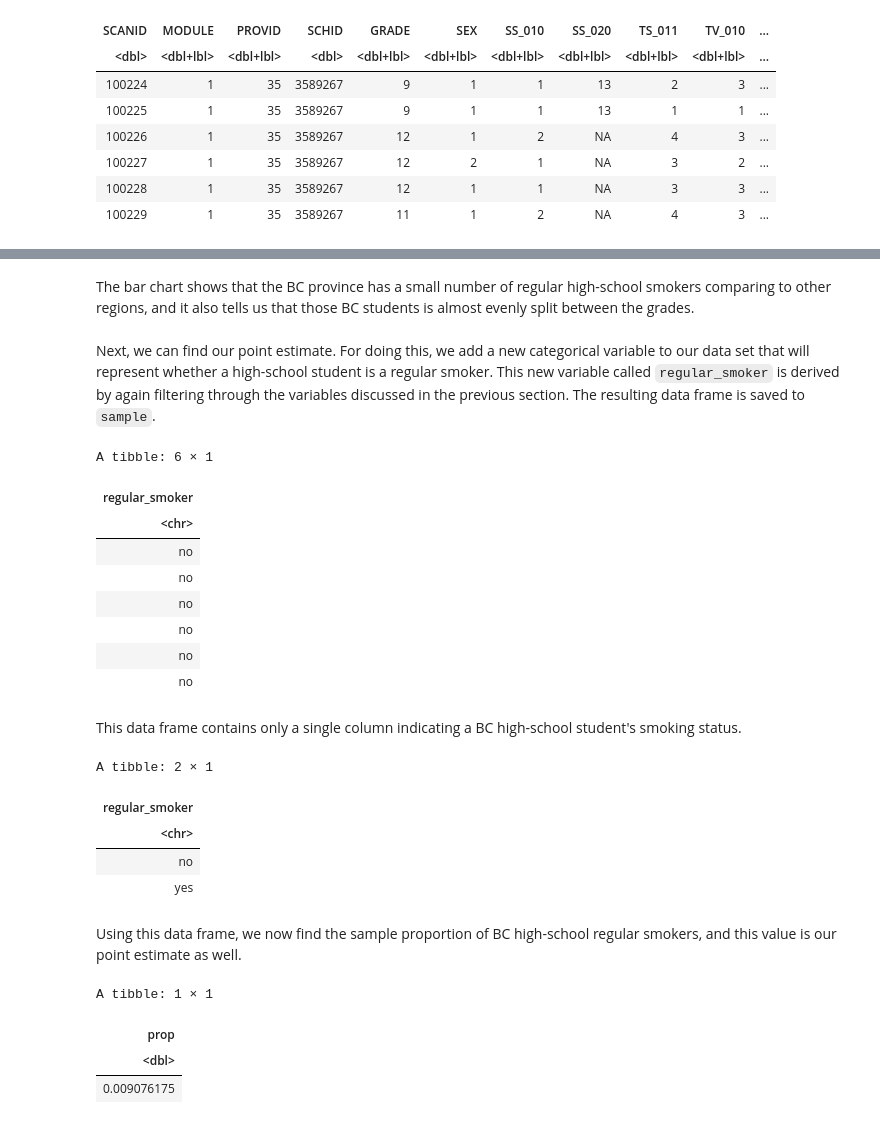
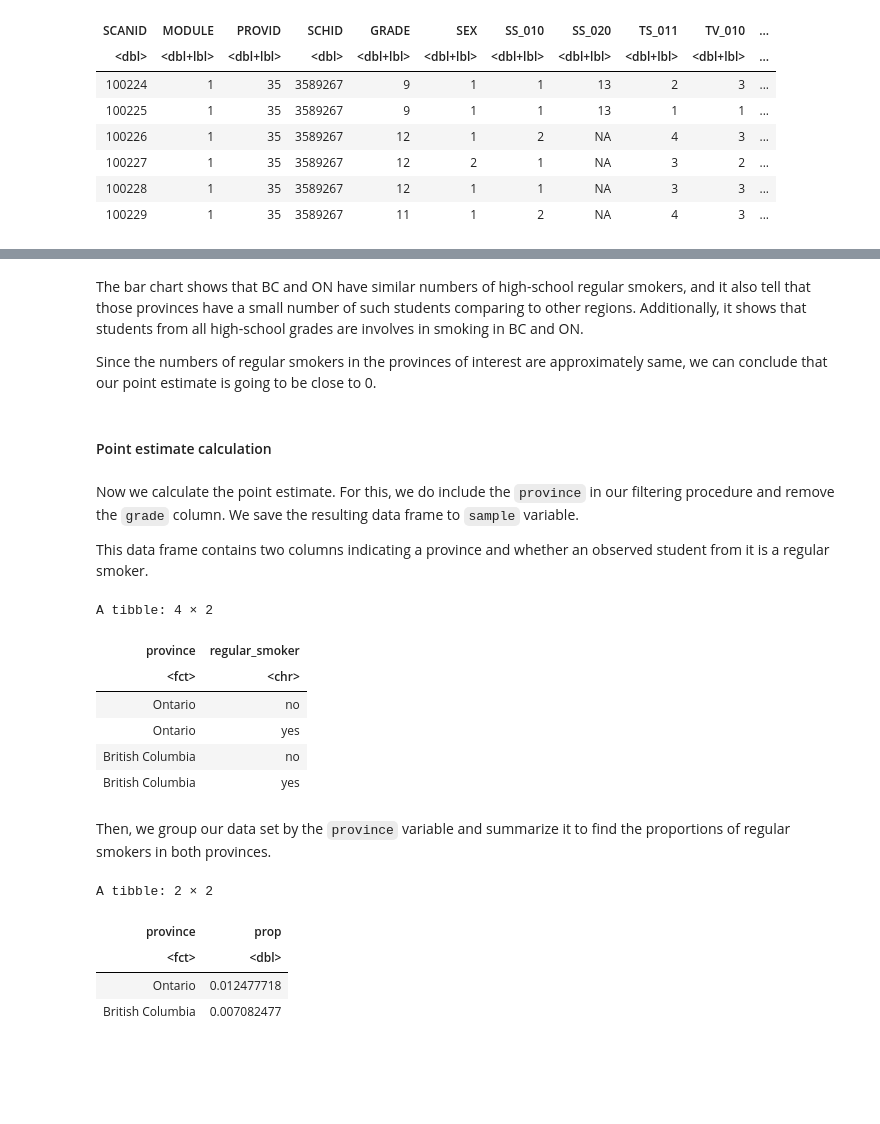
Before and after one commit to Ihor16/stat-201-project, a Jupyter notebook: Proposal.ipynb, the cells around one changed output, grey strips where cells are left out. Drawn from its saved outputs; the diff is of its cells as text; code cells hidden in the pictures; blank space fills up the shorter version.

```diff
--- a/Proposal.ipynb
+++ b/Proposal.ipynb
@@ -89,56 +122,38 @@ all_provinces %>%
 # %% [markdown]
-The bar chart shows that the BC province has a small number of regular high-school smokers comparing to other regions, and it also tells us that those BC students is almost evenly split between the grades.
+The bar chart shows that BC and ON have similar numbers of high-school regular smokers, and it also tell that those provinces have a small number of such students comparing to other regions. Additionally, it shows that students from all high-school grades are involves in smoking in BC and ON.
+
+Since the numbers of regular smokers in the provinces of interest are approximately same, we can conclude that our point estimate is going to be close to 0.
+# %% [markdown]
+#### Point estimate calculation
 # %% [markdown]
-Next, we can find our point estimate. For doing this, we add a new categorical variable to our data set that will represent whether a high-school student is a regular smoker. This new variable called `regular_smoker` is derived by again filtering through the variables discussed in the previous section. The resulting data frame is saved to `sample`.
+Now we calculate the point estimate. For this, we do include the `province` in our filtering procedure and remove the `grade` column. We save the resulting data frame to `sample` variable.
+
+This data frame contains two columns indicating a province and whether an observed student from it is a regular smoker.
 # %%
-sample <- data %>%
-  filter(GRADE %in% 10:12,
-         PROVID == 59) %>%
-  mutate(regular_smoker = if_else(
-    ((DVRES == 1 | DVRES == 3) &
-      (SS_010 == 1) &
-      (TS_011 %in% 1:2) &
-      (TV_010 %in% 1:2) &
-      (SS_030 == 1) &
-      (SS_040 == 1) &
-      (SS_060 %in% 7:8) &
-      (WP_030 == 3 | WP_030 == 6)),
-    "yes", "no"
-  )) %>%
-  select(regular_smoker)
+sample <- all_provinces %>%
+  filter(province == "British Columbia" | province == "Ontario") %>%
+  select(province, regular_smoker)
 
 sample %>%
-  head()
+  distinct()
 # %% [output]
-A tibble: 6 × 1
+A tibble: 4 × 2
-| regular_smoker |
-| <chr> |
-| no |
-| no |
-| no |
-| no |
-| no |
-| no |
+| province | regular_smoker |
+| <fct> | <chr> |
+| Ontario | no |
+| Ontario | yes |
+| British Columbia | no |
+| British Columbia | yes |
-# %% [markdown]
-This data frame contains only a single column indicating a BC high-school student's smoking status.
+# %% [markdown]
+Then, we group our data set by the `province` variable and summarize it to find the proportions of regular smokers in both provinces.
 # %%
-sample %>%
-  distinct()
+sample_proportions <- sample %>%
+  group_by(province) %>%
+  summarise(prop = mean(regular_smoker == "yes"))
+sample_proportions
 # %% [output]
-A tibble: 2 × 1
+A tibble: 2 × 2
-| regular_smoker |
-| <chr> |
-| no |
-| yes |
+| province | prop |
+| <fct> | <dbl> |
+| Ontario | 0.012477718 |
+| British Columbia | 0.007082477 |
-# %% [markdown]
-Using this data frame, we now find the sample proportion of BC high-school regular smokers, and this value is our point estimate as well.
-# %%
-point_estimate <- sample %>%
-  summarise(prop = mean(regular_smoker == "yes"))
-
-point_estimate
-# %% [output]
-A tibble: 1 × 1
-| prop |
-| <dbl> |
-| 0.009076175 |
```
Also changed, not shown: parts of 17 cells of this notebook.
